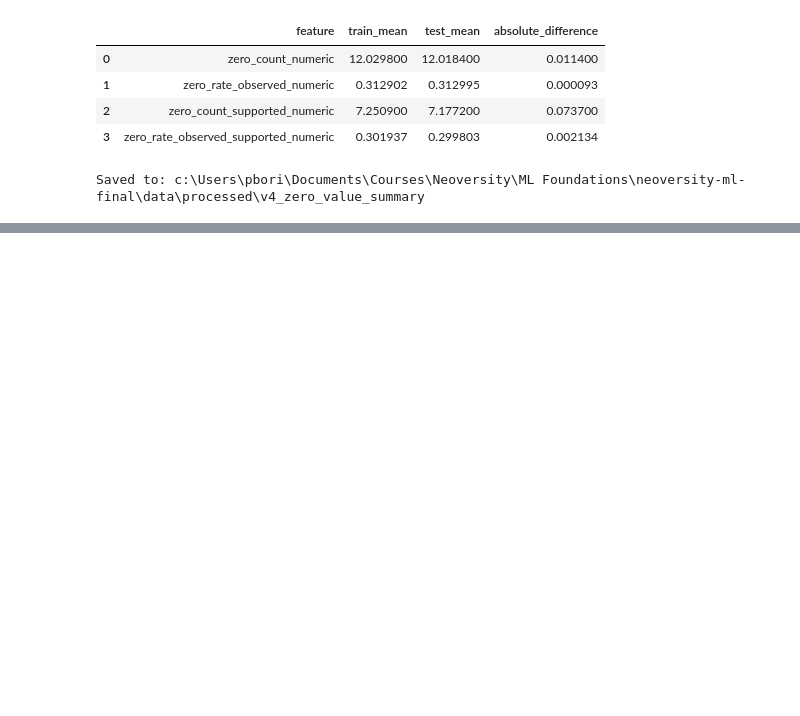
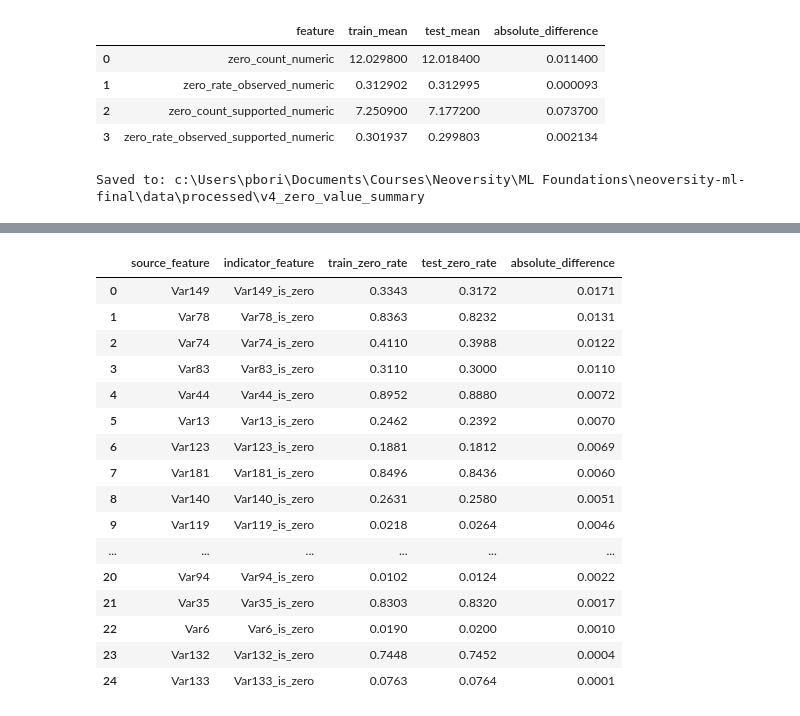
Before and after one commit to ayri77/neoversity-ml-final, a Jupyter notebook: notebooks/03_feature_engineering.ipynb, the cells around one changed output, grey strips where cells are left out. Saved outputs shown, nothing was run; the diff lists cells and outputs as text; code cells hidden in the pictures; blank space fills up the shorter version.

```diff
--- a/notebooks/03_feature_engineering.ipynb
+++ b/notebooks/03_feature_engineering.ipynb
@@ -1273,0 +2275,19 @@ Saved to: c:\Users\pbori\Documents\Courses\Neoversity\ML Foundations\neoversity-
+# %%
+X_train_v7 = add_selected_zero_indicators(
+    X_train_v4,
+    indicator_features=zero_indicator_source_features_v7,
+)
+
+X_test_v7 = add_selected_zero_indicators(
+    X_test_v4,
+    indicator_features=zero_indicator_source_features_v7,
+)
+
+added_features_v7 = [
+    column
+    for column in X_train_v7.columns
+    if column not in X_train_v4.columns
+]
+
+print(f"Added features: {len(added_features_v7)}")
+print(*added_features_v7, sep="\n")
@@ -1273,0 +2545,54 @@ Saved to: c:\Users\pbori\Documents\Courses\Neoversity\ML Foundations\neoversity-
+# %%
+zero_indicator_diagnostics_v7 = (
+    pd.DataFrame(
+        {
+            "source_feature": (
+                zero_indicator_source_features_v7
+            ),
+            "indicator_feature": (
+                zero_indicator_columns_v7
+            ),
+            "train_zero_rate": [
+                X_train_v7[column].mean()
+                for column in zero_indicator_columns_v7
+            ],
+            "test_zero_rate": [
+                X_test_v7[column].mean()
+                for column in zero_indicator_columns_v7
+            ],
+        }
+    )
+    .assign(
+        absolute_difference=lambda frame: (
+            frame["train_zero_rate"]
+            - frame["test_zero_rate"]
+        ).abs()
+    )
+    .sort_values(
+        "absolute_difference",
+        ascending=False,
+    )
+    .reset_index(drop=True)
+)
+
+display(
+    pd.DataFrame(
+        {
+            "metric": [
+                "zero_indicator_source_features",
+                "duplicate_structure_groups_removed",
+                "added_zero_indicators",
+                "final_feature_count",
+            ],
+            "value": [
+                len(zero_indicator_source_features_v7),
+                len(duplicate_zero_structure_groups_v7),
+                len(zero_indicator_columns_v7),
+                X_train_v7.shape[1],
+            ],
+        }
+    )
+)
+
+display(zero_indicator_diagnostics_v7)
+# %% [output]
@@ -1273,0 +2604,17 @@ Saved to: c:\Users\pbori\Documents\Courses\Neoversity\ML Foundations\neoversity-
+|  | source_feature | indicator_feature | train_zero_rate | test_zero_rate | absolute_difference |
+| 0 | Var149 | Var149_is_zero | 0.3343 | 0.3172 | 0.0171 |
+| 1 | Var78 | Var78_is_zero | 0.8363 | 0.8232 | 0.0131 |
+| 2 | Var74 | Var74_is_zero | 0.4110 | 0.3988 | 0.0122 |
+| 3 | Var83 | Var83_is_zero | 0.3110 | 0.3000 | 0.0110 |
+| 4 | Var44 | Var44_is_zero | 0.8952 | 0.8880 | 0.0072 |
+| 5 | Var13 | Var13_is_zero | 0.2462 | 0.2392 | 0.0070 |
+| 6 | Var123 | Var123_is_zero | 0.1881 | 0.1812 | 0.0069 |
+| 7 | Var181 | Var181_is_zero | 0.8496 | 0.8436 | 0.0060 |
+| 8 | Var140 | Var140_is_zero | 0.2631 | 0.2580 | 0.0051 |
+| 9 | Var119 | Var119_is_zero | 0.0218 | 0.0264 | 0.0046 |
+| ... | ... | ... | ... | ... | ... |
+| 20 | Var94 | Var94_is_zero | 0.0102 | 0.0124 | 0.0022 |
+| 21 | Var35 | Var35_is_zero | 0.8303 | 0.8320 | 0.0017 |
+| 22 | Var6 | Var6_is_zero | 0.0190 | 0.0200 | 0.0010 |
+| 23 | Var132 | Var132_is_zero | 0.7448 | 0.7452 | 0.0004 |
+| 24 | Var133 | Var133_is_zero | 0.0763 | 0.0764 | 0.0001 |
```
Also changed, not shown: parts of 24 cells of this notebook, 2 other files.
